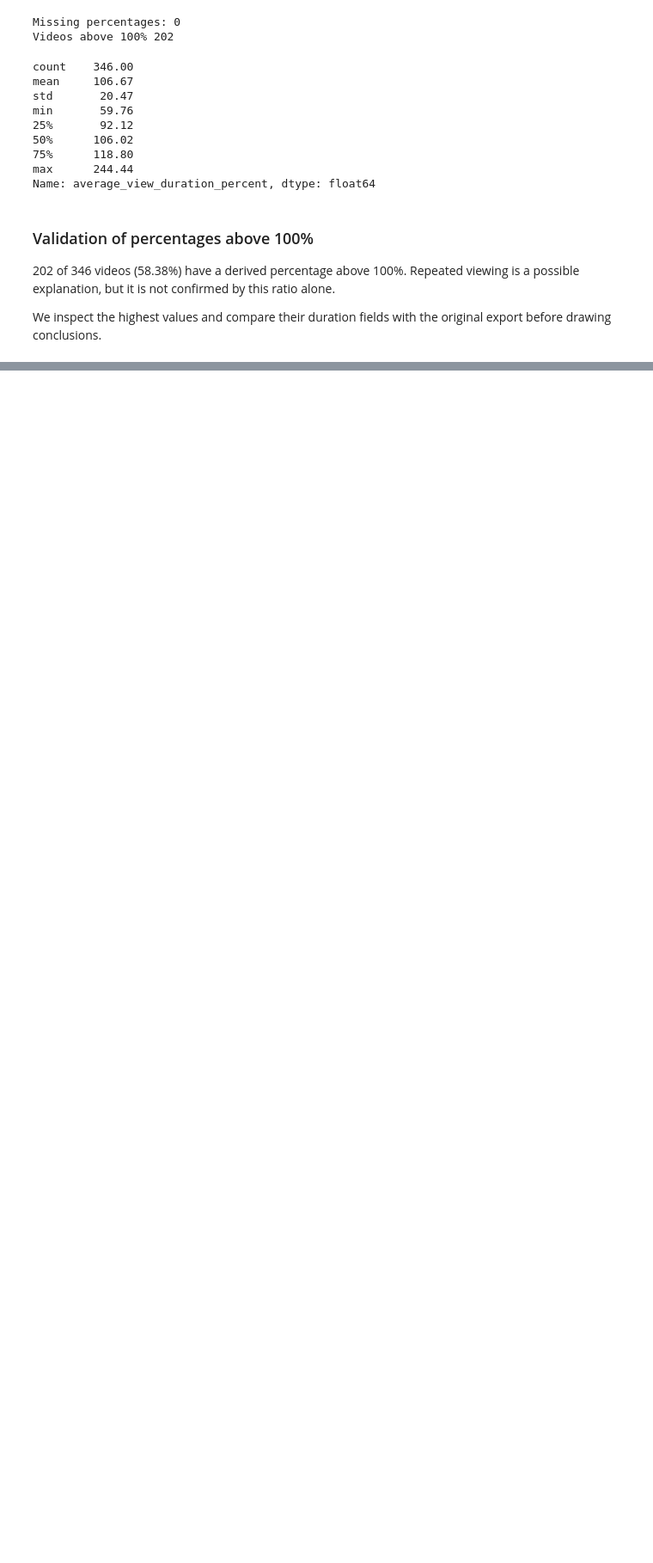
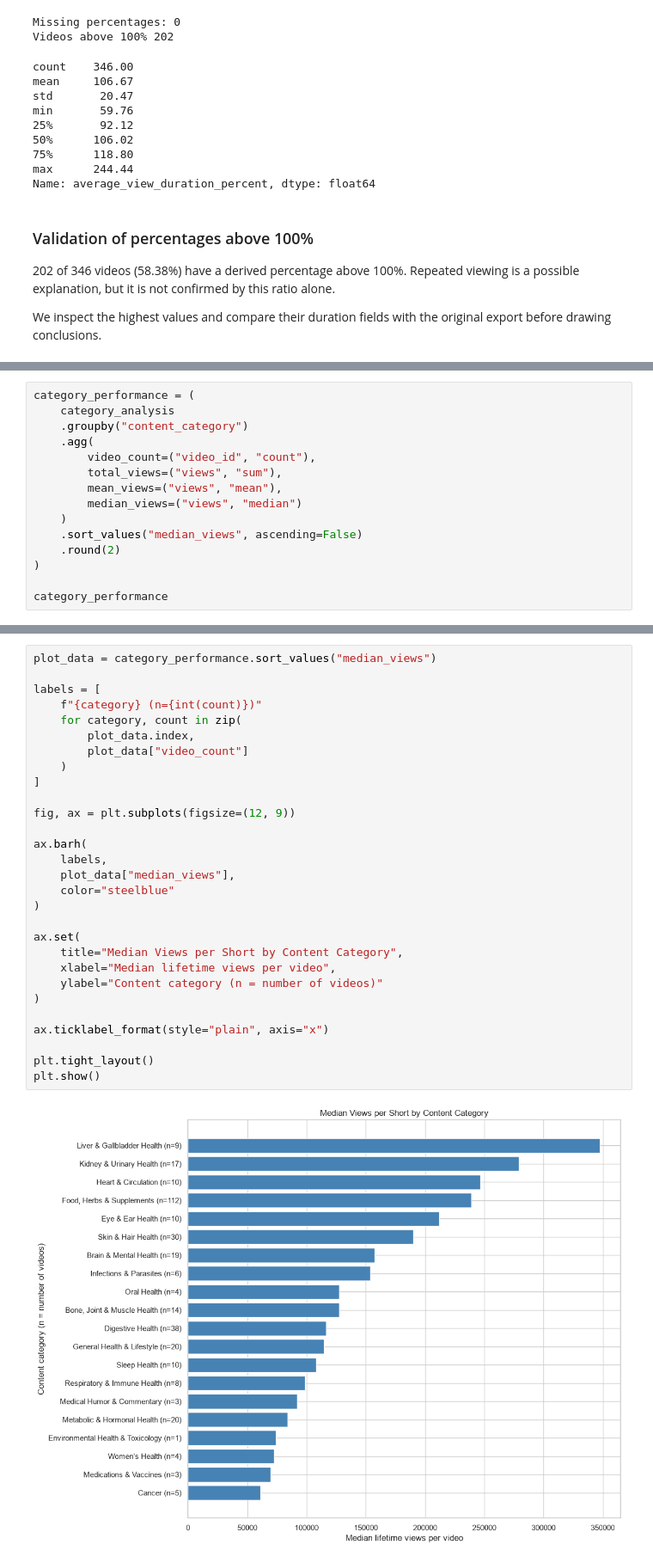
Before and after one commit to MarkCruz911/youtube-shorts-performance-analysis, a Jupyter notebook: notebooks/01_data_audit.ipynb, the cells around one changed output, grey strips where cells are left out. Shown at 86% size. Saved outputs shown, nothing was run; the diff lists cells and outputs as text; blank space fills up the shorter version.

```diff
--- a/notebooks/01_data_audit.ipynb
+++ b/notebooks/01_data_audit.ipynb
@@ -1436,0 +1916,15 @@ highest_view_duration_ratios[
+# %%
+category_performance = (
+    category_analysis
+    .groupby("content_category")
+    .agg(
+        video_count=("video_id", "count"),
+        total_views=("views", "sum"),
+        mean_views=("views", "mean"),
+        median_views=("views", "median")
+    )
+    .sort_values("median_views", ascending=False)
+    .round(2)
+)
+
+category_performance
@@ -1436,0 +1969,31 @@ highest_view_duration_ratios[
+# %%
+plot_data = category_performance.sort_values("median_views")
+
+labels = [
+    f"{category} (n={int(count)})"
+    for category, count in zip(
+        plot_data.index,
+        plot_data["video_count"]
+    )
+]
+
+fig, ax = plt.subplots(figsize=(12, 9))
+
+ax.barh(
+    labels,
+    plot_data["median_views"],
+    color="steelblue"
+)
+
+ax.set(
+    title="Median Views per Short by Content Category",
+    xlabel="Median lifetime views per video",
+    ylabel="Content category (n = number of videos)"
+)
+
+ax.ticklabel_format(style="plain", axis="x")
+
+plt.tight_layout()
+plt.show()
+# %% [output]
+[figure, added]
```
Also changed, not shown: parts of 32 cells of this notebook, 4 other files.
